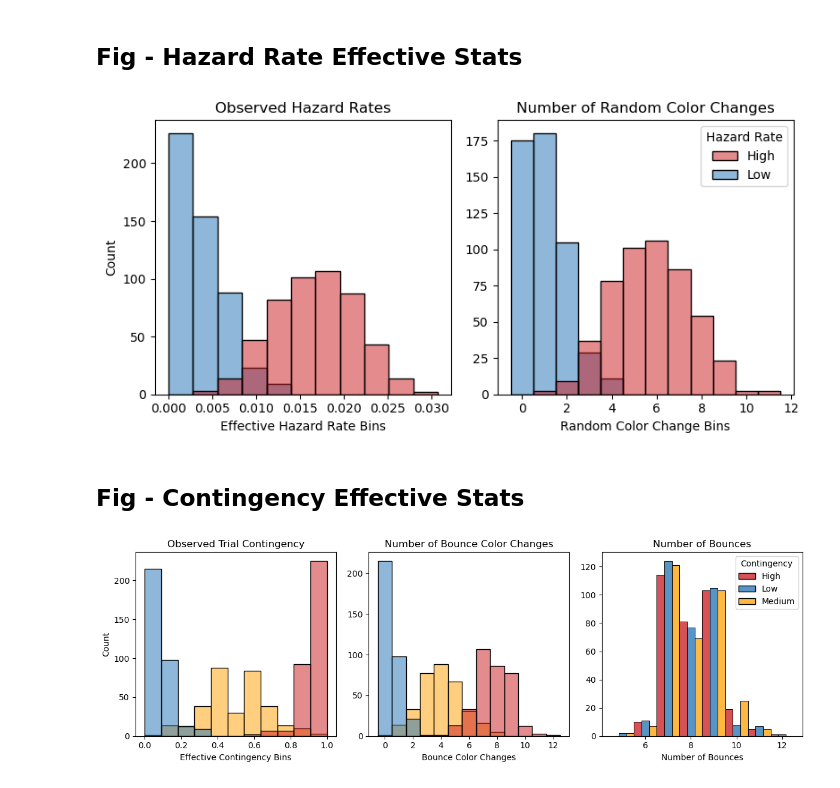
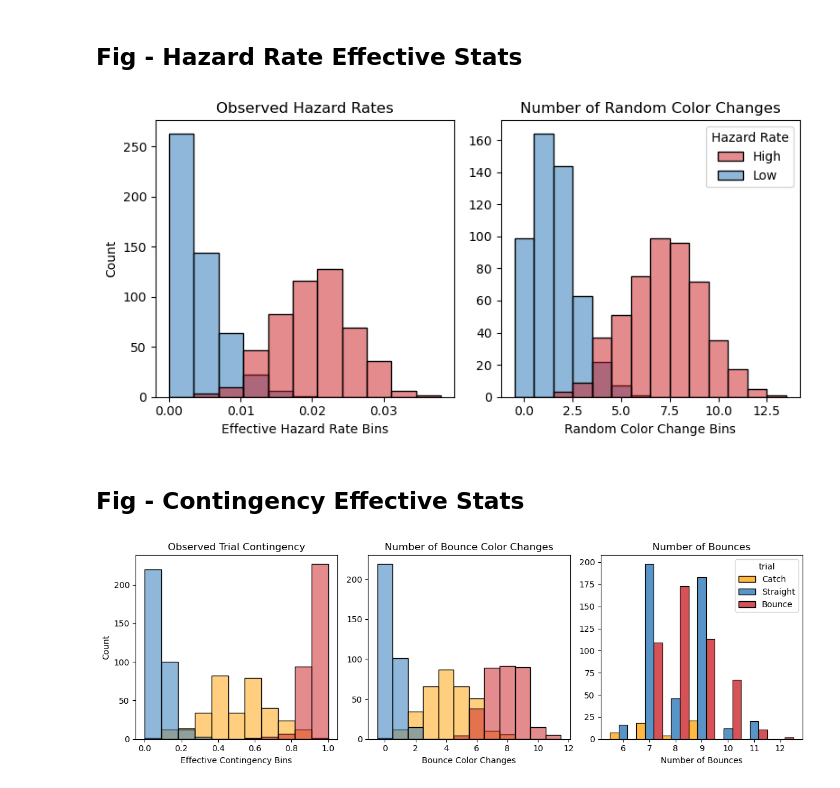
Before and after one commit to APRashedAhmed/Bouncing-Ball-Task, a Jupyter notebook: notebooks/1.0-Overall-Task-Statistics.ipynb, the cells around one changed output. Cells and saved outputs as stored; diff of their text form; code cells hidden in the pictures.

```diff
--- a/notebooks/1.0-Overall-Task-Statistics.ipynb
+++ b/notebooks/1.0-Overall-Task-Statistics.ipynb
@@ -92,8 +92,8 @@ human_video_parameters = {
     "velocity_lower": (velocity_lower := 1 / 12.5),
     "velocity_upper": (velocity_upper := 1 / 7.5),
     "num_y_velocities": (num_y_velocities := 2),
-    "pccnvc_lower": (pccnvc_lower := 0.0075),
-    "pccnvc_upper": (pccnvc_upper := 0.06),
+    "pccnvc_lower": (pccnvc_lower := 0.01),
+    "pccnvc_upper": (pccnvc_upper := 0.075),
     "pccovc_lower": (pccovc_lower := 0.05),
     "pccovc_upper": (pccovc_upper := 0.95),
     "num_pccnvc": (num_pccnvc := 2),
@@ -124,7 +124,7 @@ task_parameters = {
     "sample_velocity_discretely": (sample_velocity_discretely := True),
     "return_change": (return_change := True),
     "return_change_mode": (return_change_mode := "source"),
-    "min_t_color_change": (min_t_color_change := 15),
+    "min_t_color_change": (min_t_color_change := 12),
     "color_mask_mode": (color_mask_mode := "fade"),
     "initial_timestep_is_changepoint": (initial_timestep_is_changepoint := False),
 }
@@ -277,40 +292,71 @@ for i, (ax, (col, title, xlabel, plot_dict)) in enumerate(zip(axes, plot_params)
 plt.tight_layout()
 plt.show()
 # %% [output]
-[figure, old version]
+[figure, new version]
 # %% [markdown]
 ## Fig - Contingency Effective Stats
 # %%
 # Create the subplots
 fig, axes = plt.subplots(1, 3, figsize=(12,4))
 palette = visualize.get_color_palette(
     ["Low", "Medium", "High"],
     (("Blues", 1), ("Wistia", 1), ("Reds", 1)),
     linspace_range=(0.75, 1),
 )
+palette_trial = visualize.get_color_palette(
+    ["Straight", "Catch", "Bounce"],
+    (("Blues", 1), ("Wistia", 1), ("Reds", 1)),
+    linspace_range=(0.75, 1),
+)
 
 plot_params = [
-    ("PCCOVC_effective", "Observed Trial Contingency", "Effective Contingency Bins", {}),
-    ("Color Change Bounce", "Number of Bounce Color Changes", "Bounce Color Changes", {"discrete": True}),
-    ("Bounces", "Number of Bounces", "Number of Bounces", {"discrete": True, "multiple":"dodge"}),
+    (
+        "PCCOVC_effective",
+        "Observed Trial Contingency",
+        "Effective Contingency Bins",
+        {
+            "hue": "Contingency",
+            "palette": palette,
+        },
+    ),
+    (
+        "Color Change Bounce",
+        "Number of Bounce Color Changes",
+        "Bounce Color Changes",
+        {
+            "discrete": True,
+            "hue": "Contingency",
+            "palette": palette,
+        }
+    ),
+    (
+        "Bounces",
+        "Number of Bounces",
+        "Number of Bounces",
+        {
+            "discrete": True,
+            "multiple":"dodge",
+            "hue": "trial",
+            "palette": palette_trial,
+        }
+    ),
 ]
 
 for i, (ax, (col, title, xlabel, plot_dict)) in enumerate(zip(axes, plot_params)):
     sns.histplot(
         df_data,
         x=col,
-        hue="Contingency",
-        palette=palette,
+        # palette=palette,
         ax=ax,
         legend=True if i == len(plot_params) - 1 else False,
         **plot_dict,
     )
     ax.set_title(title)
     ax.set_xlabel(xlabel)
     if i != 0:
         ax.set_ylabel(None)
 
 plt.tight_layout()
 plt.show()
 # %% [output]
-[figure, old version]
+[figure, new version]
```
Also changed, not shown: parts of 3 cells of this notebook, 1 other file.
